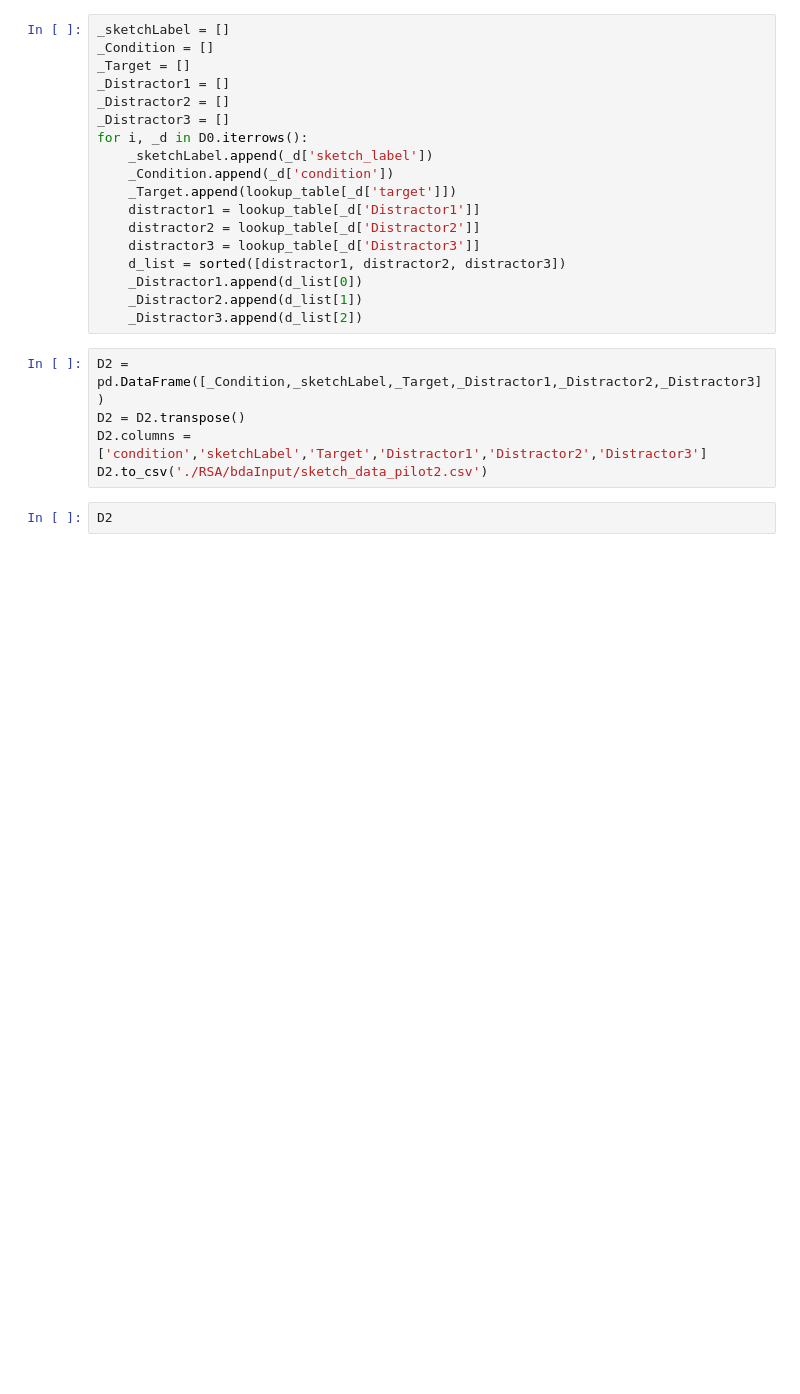
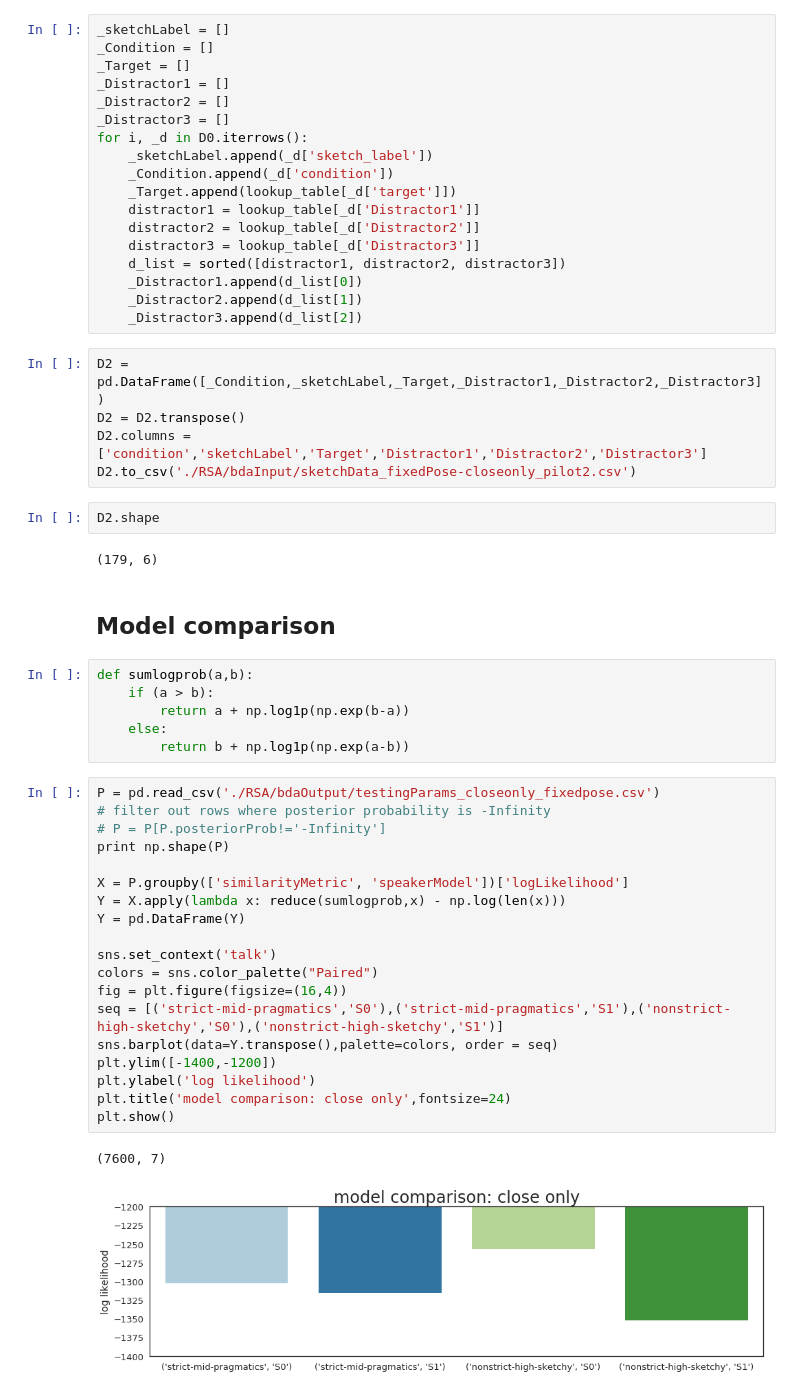
Before and after one commit to hawkrobe/reference_games, a Jupyter notebook: analysis/3dObjects/sketchpad_basic/pilot2_analysis_sketchpad_basic.ipynb, the cells around one changed output. Cells and saved outputs as stored; diff of their text form; blank space fills up the shorter version.

Commit message:
add close only model comparison

```diff
--- a/analysis/3dObjects/sketchpad_basic/pilot2_analysis_sketchpad_basic.ipynb
+++ b/analysis/3dObjects/sketchpad_basic/pilot2_analysis_sketchpad_basic.ipynb
@@ -654,6 +659,38 @@ for i, _d in D0.iterrows():
 D2 = pd.DataFrame([_Condition,_sketchLabel,_Target,_Distractor1,_Distractor2,_Distractor3])
 D2 = D2.transpose()
 D2.columns = ['condition','sketchLabel','Target','Distractor1','Distractor2','Distractor3']
-D2.to_csv('./RSA/bdaInput/sketch_data_pilot2.csv')
+D2.to_csv('./RSA/bdaInput/sketchData_fixedPose-closeonly_pilot2.csv')
 # %%
-D2
+D2.shape
+# %% [output]
+(179, 6)
+# %% [markdown]
+## Model comparison
+# %%
+def sumlogprob(a,b):
+    if (a > b):
+        return a + np.log1p(np.exp(b-a))
+    else:
+        return b + np.log1p(np.exp(a-b))
+# %%
+P = pd.read_csv('./RSA/bdaOutput/testingParams_closeonly_fixedpose.csv')
+# filter out rows where posterior probability is -Infinity
+# P = P[P.posteriorProb!='-Infinity']
+print np.shape(P)
+
+X = P.groupby(['similarityMetric', 'speakerModel'])['logLikelihood']
+Y = X.apply(lambda x: reduce(sumlogprob,x) - np.log(len(x)))
+Y = pd.DataFrame(Y)
+
+sns.set_context('talk')
+colors = sns.color_palette("Paired")
+fig = plt.figure(figsize=(16,4))
+seq = [('strict-mid-pragmatics','S0'),('strict-mid-pragmatics','S1'),('nonstrict-high-sketchy','S0'),('nonstrict-high-sketchy','S1')]
+sns.barplot(data=Y.transpose(),palette=colors, order = seq)
+plt.ylim([-1400,-1200])
+plt.ylabel('log likelihood')
+plt.title('model comparison: close only',fontsize=24)
+plt.show()
+# %% [output]
+(7600, 7)
+[figure, added]
```
Also changed, not shown: parts of 6 cells of this notebook, 2 other files.
